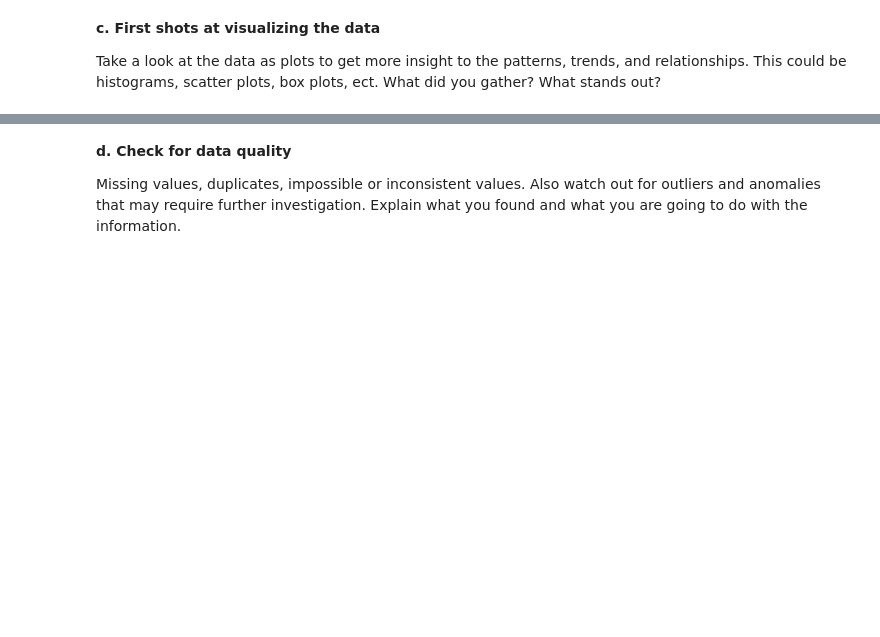
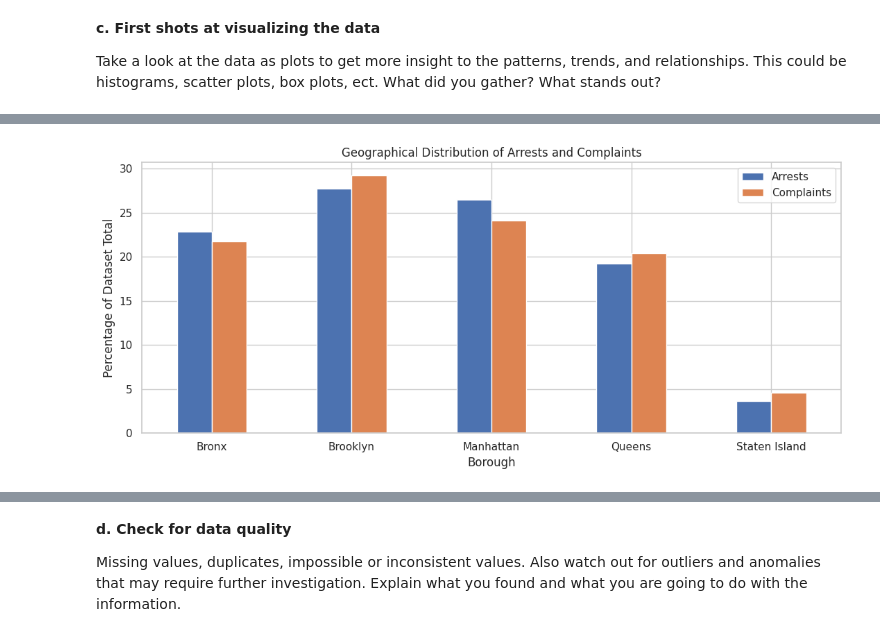
Before and after one commit to EnricoKiin/ids-project-d1-nypd, a Jupyter notebook: IDS2026_HW07.ipynb, the cells around one changed output, grey strips where cells are left out. Saved outputs shown, nothing was run; the diff lists cells and outputs as text; code cells hidden in the pictures; blank space fills up the shorter version.

```diff
--- a/IDS2026_HW07.ipynb
+++ b/IDS2026_HW07.ipynb
@@ -542,0 +813,54 @@ Take a look at the data as plots to get more insight to the patterns, trends, an
+# %%
+borough_names = {
+    "B": "Bronx",
+    "K": "Brooklyn",
+    "M": "Manhattan",
+    "Q": "Queens",
+    "S": "Staten Island"
+}
+
+arrest_boroughs = (
+    nypdArrestDF["ARREST_BORO"]
+    .astype("string")
+    .map(borough_names)
+)
+
+complaint_boroughs = (
+    nypdComplaintDF["BORO_NM"]
+    .astype("string")
+    .str.strip()
+    .str.title()
+)
+
+arrest_counts = arrest_boroughs.value_counts()
+complaint_counts = complaint_boroughs.value_counts()
+
+comparison = pd.DataFrame({
+    "Arrests": arrest_counts,
+    "Complaints": complaint_counts
+}).fillna(0)
+
+comparison = comparison.reindex(
+    borough_names.values(),
+    fill_value=0
+)
+
+comparison_pct = comparison.div(
+    comparison.sum(axis=0),
+    axis=1
+) * 100
+
+comparison_pct.plot(
+    kind="bar",
+    figsize=(11, 5)
+)
+
+plt.title("Geographical Distribution of Arrests and Complaints")
+plt.xlabel("Borough")
+plt.ylabel("Percentage of Dataset Total")
+plt.xticks(rotation=0)
+plt.legend()
+plt.tight_layout()
+plt.show()
+# %% [output]
+[figure, added]
```
Also changed, not shown: parts of 35 cells of this notebook.
